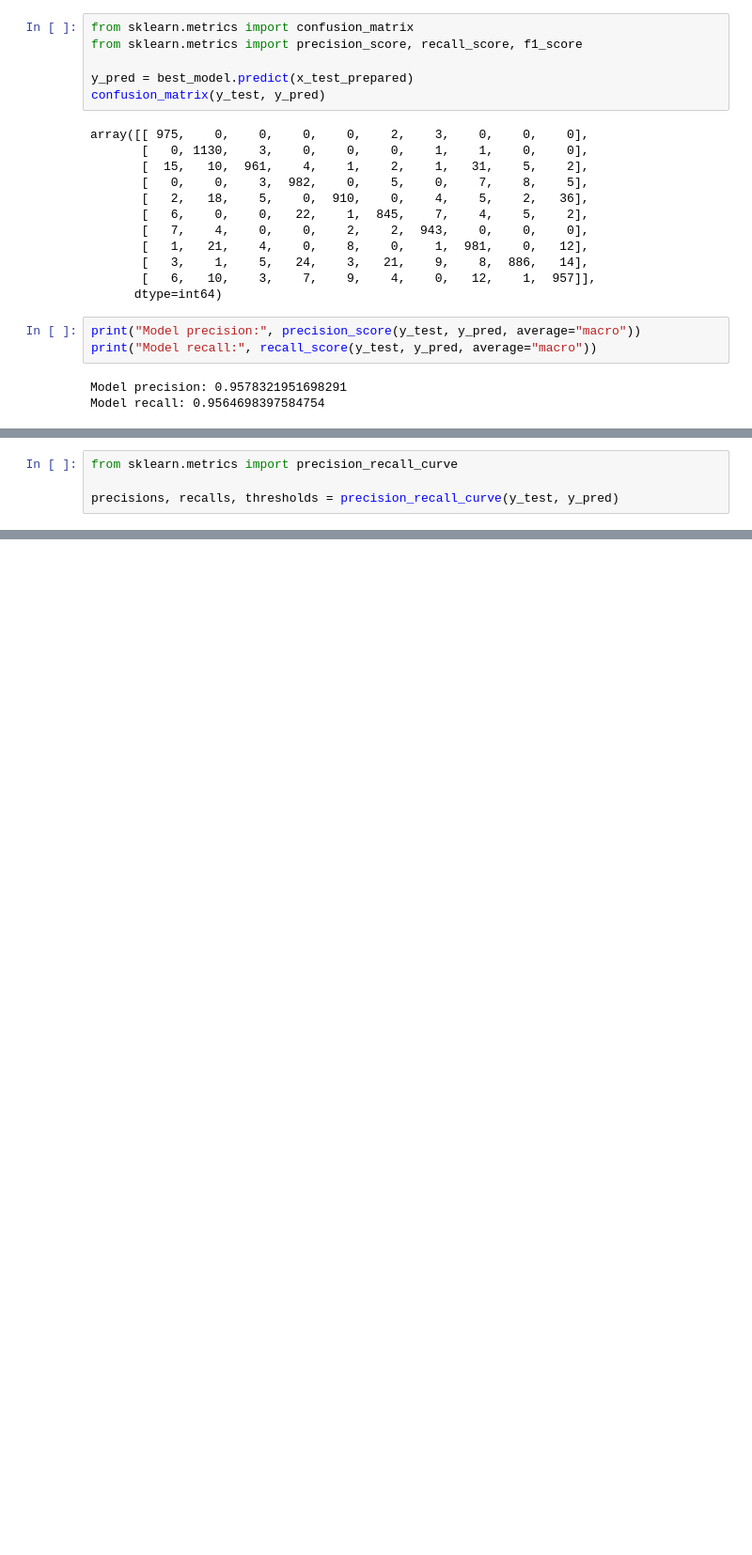
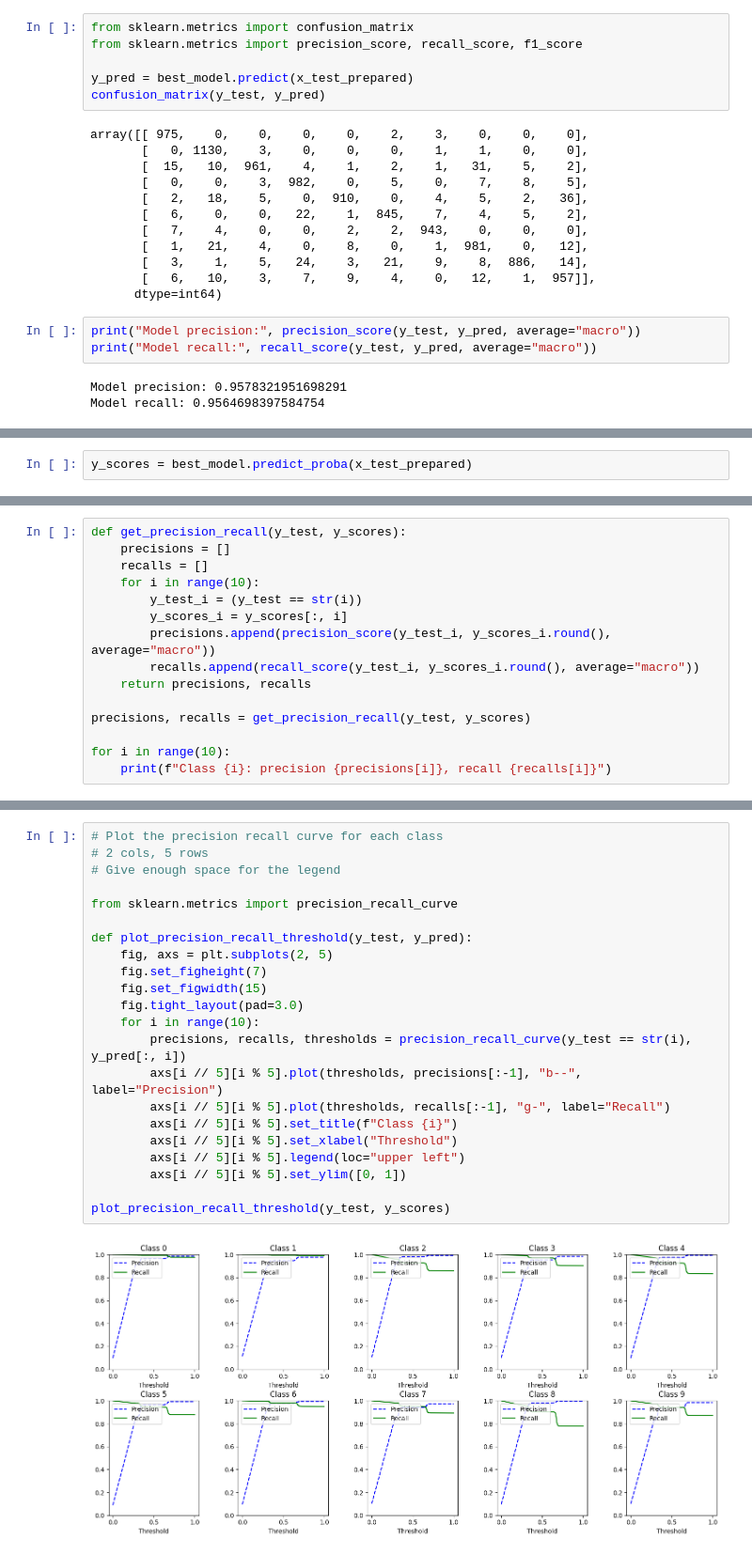
Before and after one commit to aguimorefran/handson-ml, a Jupyter notebook: ch3-classification/exercise.ipynb, the cells around one changed output, grey strips where cells are left out. Shown: that part at 94% size. Drawn from its saved outputs; the diff is of its cells as text; blank space fills up the shorter version.

```diff
--- a/ch3-classification/exercise.ipynb
+++ b/ch3-classification/exercise.ipynb
@@ -287,4 +271,0 @@ array([[ 975,    0,    0,    0,    0,    2,    3,    0,    0,    0],
-# %%
-from sklearn.metrics import precision_recall_curve
-
-precisions, recalls, thresholds = precision_recall_curve(y_test, y_pred)
@@ -292,0 +272,2 @@ ValueError: multiclass format is not supported
+# %%
+y_scores = best_model.predict_proba(x_test_prepared)
@@ -292,0 +276,15 @@ ValueError: multiclass format is not supported
+# %%
+def get_precision_recall(y_test, y_scores):
+    precisions = []
+    recalls = []
+    for i in range(10):
+        y_test_i = (y_test == str(i))
+        y_scores_i = y_scores[:, i]
+        precisions.append(precision_score(y_test_i, y_scores_i.round(), average="macro"))
+        recalls.append(recall_score(y_test_i, y_scores_i.round(), average="macro"))
+    return precisions, recalls
+
+precisions, recalls = get_precision_recall(y_test, y_scores)
+
+for i in range(10):
+    print(f"Class {i}: precision {precisions[i]}, recall {recalls[i]}")
@@ -292,0 +302,24 @@ ValueError: multiclass format is not supported
+# %%
+# Plot the precision recall curve for each class
+# 2 cols, 5 rows
+# Give enough space for the legend
+
+from sklearn.metrics import precision_recall_curve
+
+def plot_precision_recall_threshold(y_test, y_pred):
+    fig, axs = plt.subplots(2, 5)
+    fig.set_figheight(7)
+    fig.set_figwidth(15)
+    fig.tight_layout(pad=3.0)
+    for i in range(10):
+        precisions, recalls, thresholds = precision_recall_curve(y_test == str(i), y_pred[:, i])
+        axs[i // 5][i % 5].plot(thresholds, precisions[:-1], "b--", label="Precision")
+        axs[i // 5][i % 5].plot(thresholds, recalls[:-1], "g-", label="Recall")
+        axs[i // 5][i % 5].set_title(f"Class {i}")
+        axs[i // 5][i % 5].set_xlabel("Threshold")
+        axs[i // 5][i % 5].legend(loc="upper left")
+        axs[i // 5][i % 5].set_ylim([0, 1])
+
+plot_precision_recall_threshold(y_test, y_scores)
+# %% [output]
+[figure, added]
```
Also changed, not shown: parts of 22 cells of this notebook, 1 other file.
